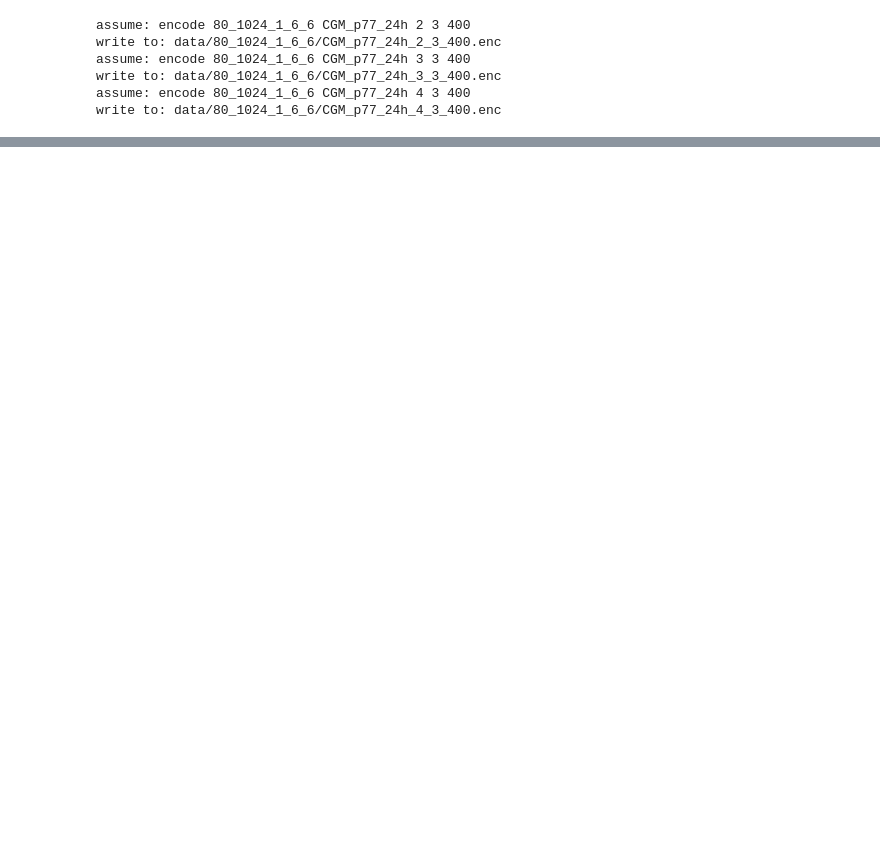
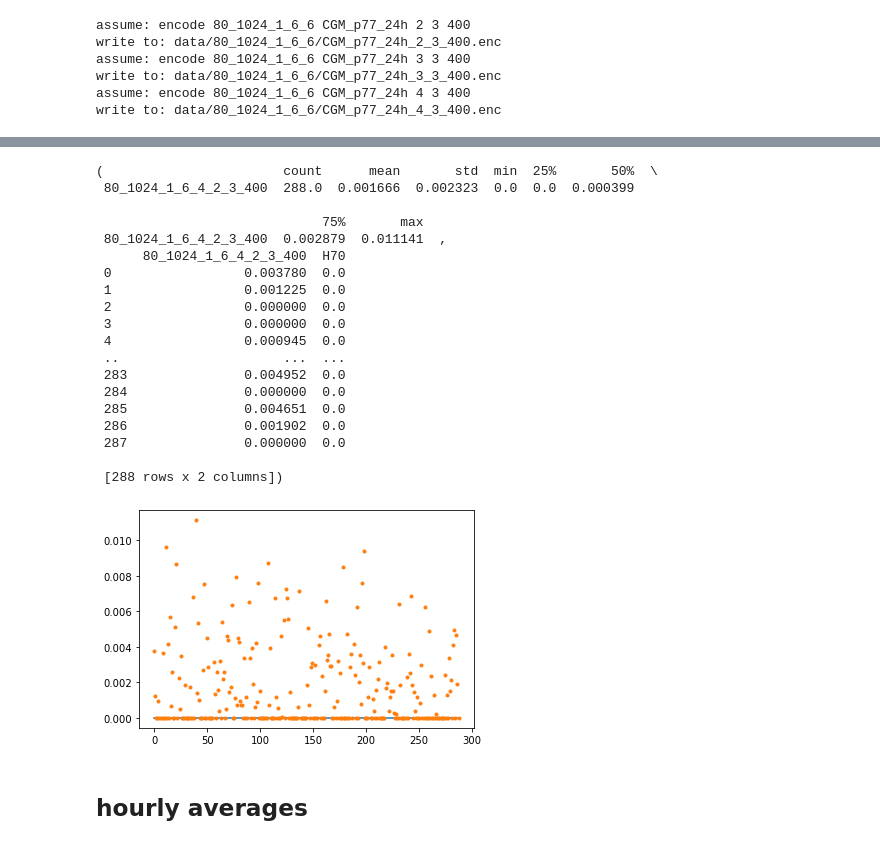
Before and after one commit to rickardbrannvall/teewondee, a Jupyter notebook: ewma_GVI/scripts.ipynb, the cells around one changed output, grey strips where cells are left out. Drawn from its saved outputs; the diff is of its cells as text; code cells hidden in the pictures; blank space fills up the shorter version.

```diff
--- a/ewma_GVI/scripts.ipynb
+++ b/ewma_GVI/scripts.ipynb
@@ -28,0 +190,29 @@ write to: data/80_1024_1_6_6/CGM_p77_24h_4_3_400.enc
+# %%
+idx = "H70"
+ds = pd.DataFrame(dt[idx], index=df.index)
+plt.plot(df[idx])
+plt.plot(ds, ".")
+(ds - df[[idx]].values).describe().T, pd.concat([ds,df[idx]], axis =1)
+# %% [output]
+(                       count      mean       std  min  25%       50%  \
+ 80_1024_1_6_4_2_3_400  288.0  0.001666  0.002323  0.0  0.0  0.000399
+
+                             75%       max
+ 80_1024_1_6_4_2_3_400  0.002879  0.011141  ,
+      80_1024_1_6_4_2_3_400  H70
+ 0                 0.003780  0.0
+ 1                 0.001225  0.0
+ 2                 0.000000  0.0
+ 3                 0.000000  0.0
+ 4                 0.000945  0.0
+ ..                     ...  ...
+ 283               0.004952  0.0
+ 284               0.000000  0.0
+ 285               0.004651  0.0
+ 286               0.001902  0.0
+ 287               0.000000  0.0
+
+ [288 rows x 2 columns])
+[figure, added]
+# %% [markdown]
+## hourly averages
```
Also changed, not shown: parts of 16 cells of this notebook, 7 other files.
